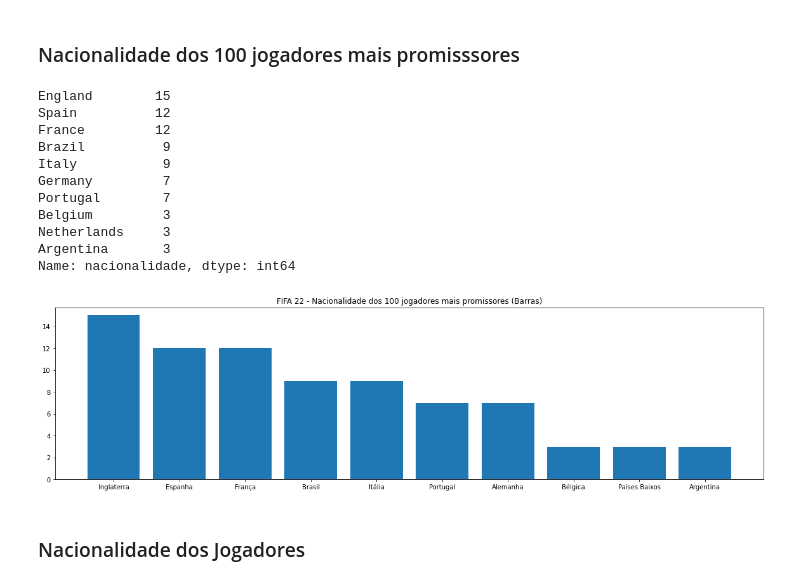
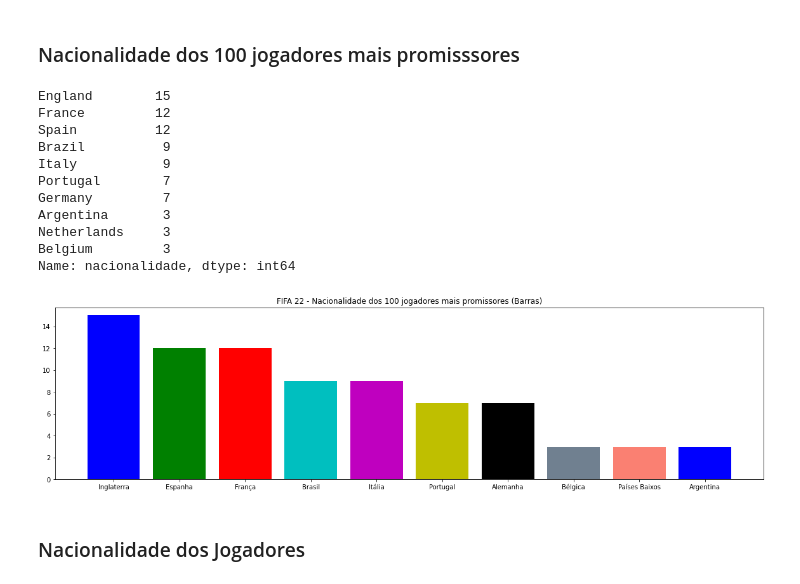
Before and after one commit to leovasc5/exploratory-analysis-of-FIFA-22-data, a Jupyter notebook: curiosidades.ipynb, the cells around one changed output. Drawn from its saved outputs; the diff is of its cells as text; code cells hidden in the pictures.

```diff
--- a/curiosidades.ipynb
+++ b/curiosidades.ipynb
@@ -1,7 +3,7 @@
 # %%
 import pandas as pd
 
-df = pd.read_csv("planilhas/dados/base_jogadores.csv", sep=";")
+df = pd.read_csv("planilhas/dados/base_jogadores.csv", sep=";", index_col=0)
 # %% [markdown]
 # Curiosidades
 # %% [markdown]
@@ -36,6 +38,8 @@ print(max)
 # %%
 import matplotlib.pyplot as plt
 import numpy as np
+
+colors = ['b', 'g', 'r', 'c', 'm', 'y', 'k', 'slategrey', 'salmon', 'olive', 'violet', 'crimnson', 'marron', 'gold']
 # %% [markdown]
 ### Gráfico OverAll em linhas
 # %%
@@ -107,23 +111,23 @@ dados_paises = dados_paises[:10]
 dados_paises.head(15)
 # %% [output]
 England        15
+France         12
 Spain          12
-France         12
 Brazil          9
 Italy           9
+Portugal        7
 Germany         7
-Portugal        7
+Argentina       3
+Netherlands     3
 Belgium         3
-Netherlands     3
-Argentina       3
 Name: nacionalidade, dtype: int64
 # %%
 plt.title("FIFA 22 - Nacionalidade dos 100 jogadores mais promissores (Barras)")
 paises = ['Inglaterra', 'Espanha', 'França', 'Brasil', 'Itália', 'Portugal', 'Alemanha', 'Bélgica', 'Países Baixos', 'Argentina']
-plt.bar(paises, dados_paises)
+plt.bar(paises, dados_paises, color=colors[0:9])
 plt.show()
 # %% [output]
-[figure, old version]
+[figure, new version]
 # %% [markdown]
 ### Nacionalidade dos Jogadores
 # %%
```
Also changed, not shown: parts of 11 cells of this notebook, 4 other files.
